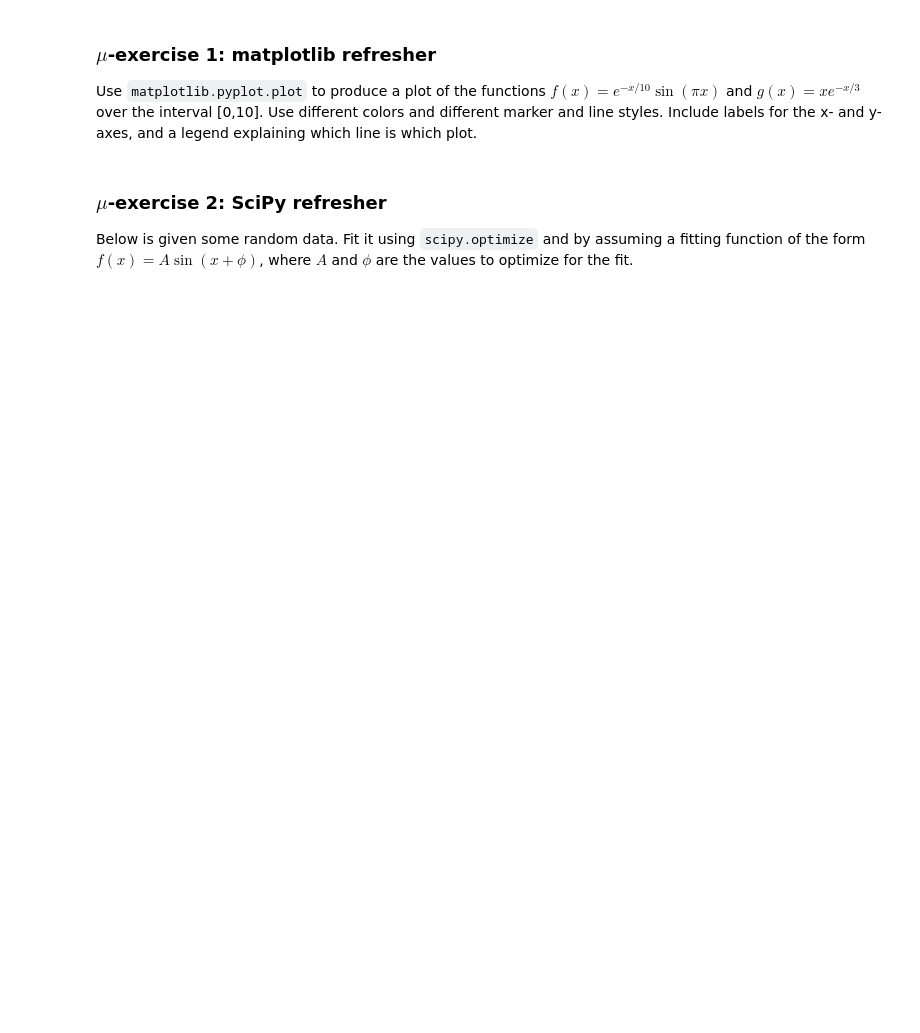
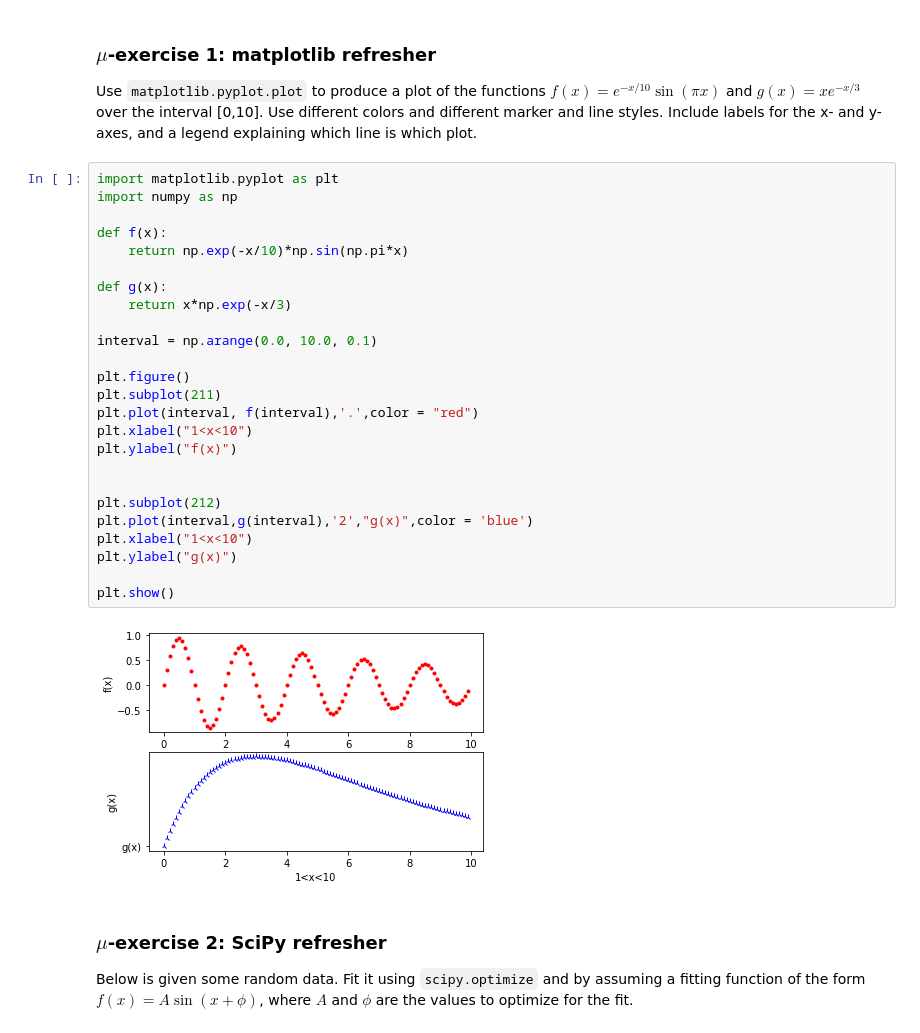
Before and after one commit to mathislindner/py-course, a Jupyter notebook: Lecture_09_software_licences/Exercise_09.ipynb, the cells around one changed output. Cells and saved outputs as stored; diff of their text form; blank space fills up the shorter version.

```diff
--- a/Lecture_09_software_licences/Exercise_09.ipynb
+++ b/Lecture_09_software_licences/Exercise_09.ipynb
@@ -1,6 +1,33 @@
 # %% [markdown]
 ### $\mu$-exercise 1: matplotlib refresher
 Use `matplotlib.pyplot.plot` to produce a plot of the functions $f(x) = e^{-x/10}\sin(\pi x)$ and $g(x) = x e^{-x/3}$ over the interval \[0,10\]. Use different colors and different marker and line styles. Include labels for the x- and y-axes, and a legend explaining which line is which plot.
+# %%
+import matplotlib.pyplot as plt
+import numpy as np
+
+def f(x):
+    return np.exp(-x/10)*np.sin(np.pi*x)
+
+def g(x):
+    return x*np.exp(-x/3)
+
+interval = np.arange(0.0, 10.0, 0.1)
+
+plt.figure()
+plt.subplot(211)
+plt.plot(interval, f(interval),'.',color = "red")
+plt.xlabel("1<x<10")
+plt.ylabel("f(x)")
+
+
+plt.subplot(212)
+plt.plot(interval,g(interval),'2',"g(x)",color = 'blue')
+plt.xlabel("1<x<10")
+plt.ylabel("g(x)")
+
+plt.show()
+# %% [output]
+[figure, added]
 # %% [markdown]
 ### $\mu$-exercise 2: SciPy refresher
 Below is given some random data. Fit it using `scipy.optimize` and by assuming a fitting function of the form $f(x) = A \sin(x + \phi)$, where $A$ and $\phi$ are the values to optimize for the fit.
```
Also changed, not shown: parts of 4 cells of this notebook, 34 other files.
